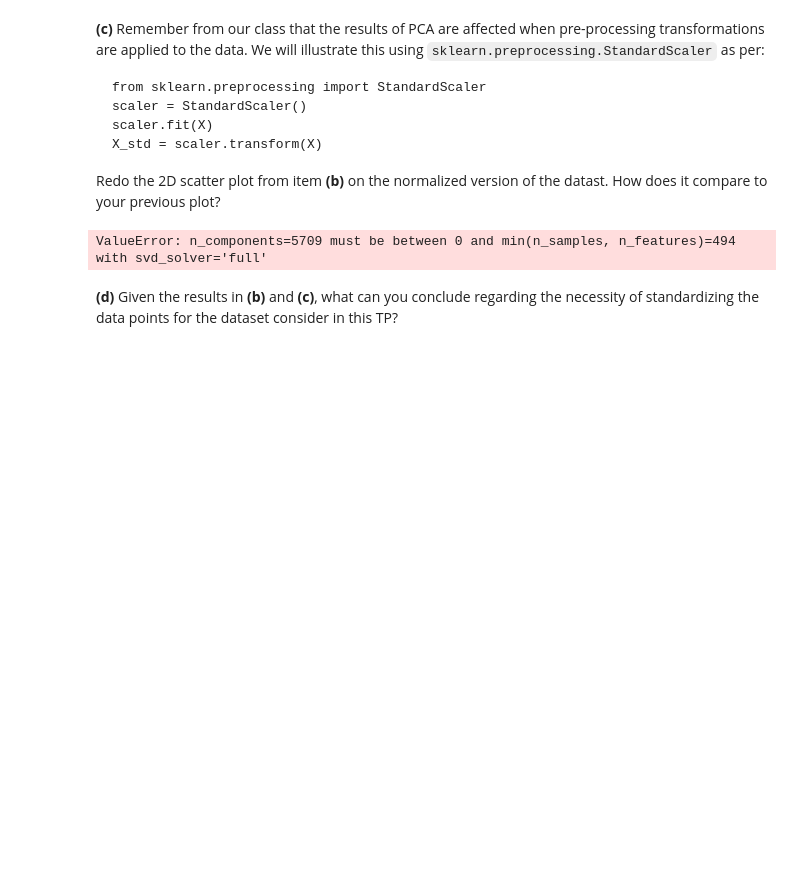
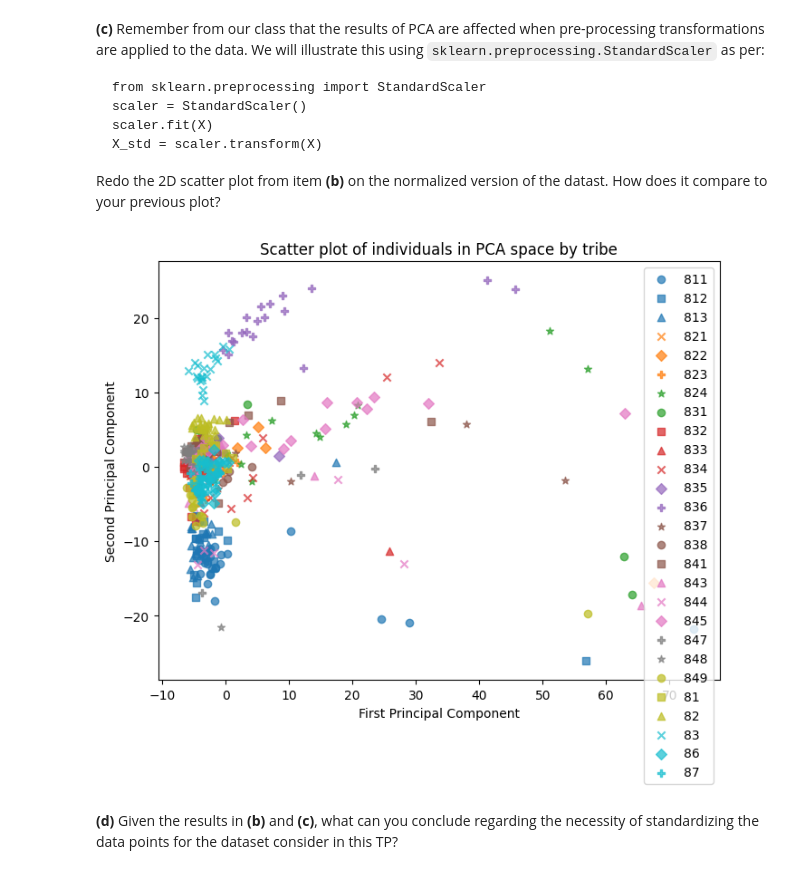
Before and after one commit to giangNguyen2007/statistical_learning, a Jupyter notebook: TP2/TP2.ipynb, the cells around one changed output. Cells and saved outputs as stored; diff of their text form; code cells hidden in the pictures; blank space fills up the shorter version.

````diff
--- a/TP2/TP2.ipynb
+++ b/TP2/TP2.ipynb
@@ -67,21 +67,22 @@ fig.show()
 ```
 # %%
 import pandas as pd
+import numpy as np
 import geopandas as gpd
 import geodatasets
 import matplotlib.pyplot as plt
 
 # Load the data
 file_path = 'NAm2.txt'
-df = pd.read_csv(file_path, delimiter=' ')
+dataset = pd.read_csv(file_path, delimiter=' ')
 
 # Extract relevant columns
-latitude = df.iloc[:, 6]
-longitude = df.iloc[:, 7]
-tribes = df.iloc[:, 2]
+latitude = dataset.iloc[:, 6]
+longitude = dataset.iloc[:, 7]
+tribes = dataset.iloc[:, 2]
 
 # Create a GeoDataFrame
-gdf = gpd.GeoDataFrame(df, geometry=gpd.points_from_xy(longitude, latitude))
+gdf = gpd.GeoDataFrame(dataset, geometry=gpd.points_from_xy(longitude, latitude))
 
 # Plotting
 world = gpd.read_file(geodatasets.get_path('naturalearth.land'))
@@ -267,28 +279,14 @@ X_std = scaler.transform(X)
 Redo the 2D scatter plot from item **(b)** on the normalized version of the datast. How does it compare to your previous plot?
 # %%
 scaler = StandardScaler()
+X = dataset.drop(columns=['IndivID', 'PopID', 'Pop', 'Country', 'Continent', 'sex', 'lat', 'long'])
 X_scaled = scaler.fit_transform(X)
 
-pca_scaled = PCA(n_components=5709)
-X_scaled_pca = pca_scaled.fit_transform(X_scaled)
+X_scaled_pca, pca_scaled = pca_transform(X_scaled)
 
-plt.figure(figsize=(8, 6))
-
-# Get unique tribe labels
-tribes = np.unique(y)
-markers = ['o', 's', '^', 'x', 'D', 'P', '*']
-colors = plt.cm.get_cmap("tab10", len(tribes))
-
-for i, tribe in enumerate(tribes):
-    mask = (y == tribe)
-    plt.scatter(X_scaled_pca[mask, 0], X_scaled_pca[mask, 1],
-                label=tribe, marker=markers[i % len(markers)],
-                color=colors(i), alpha=0.7)
-
-plt.xlabel("First Principal Component")
-plt.ylabel("Second Principal Component")
+plot_first_components(X_scaled_pca)
 # %% [output]
-ValueError: n_components=5709 must be between 0 and min(n_samples, n_features)=494 with svd_solver='full'
+[figure, added]
 # %% [markdown]
 **(d)** Given the results in **(b)** and **(c)**, what can you conclude regarding the necessity of standardizing the data points for the dataset consider in this TP?
 # %% [markdown]
````
Also changed, not shown: parts of 15 cells of this notebook.
